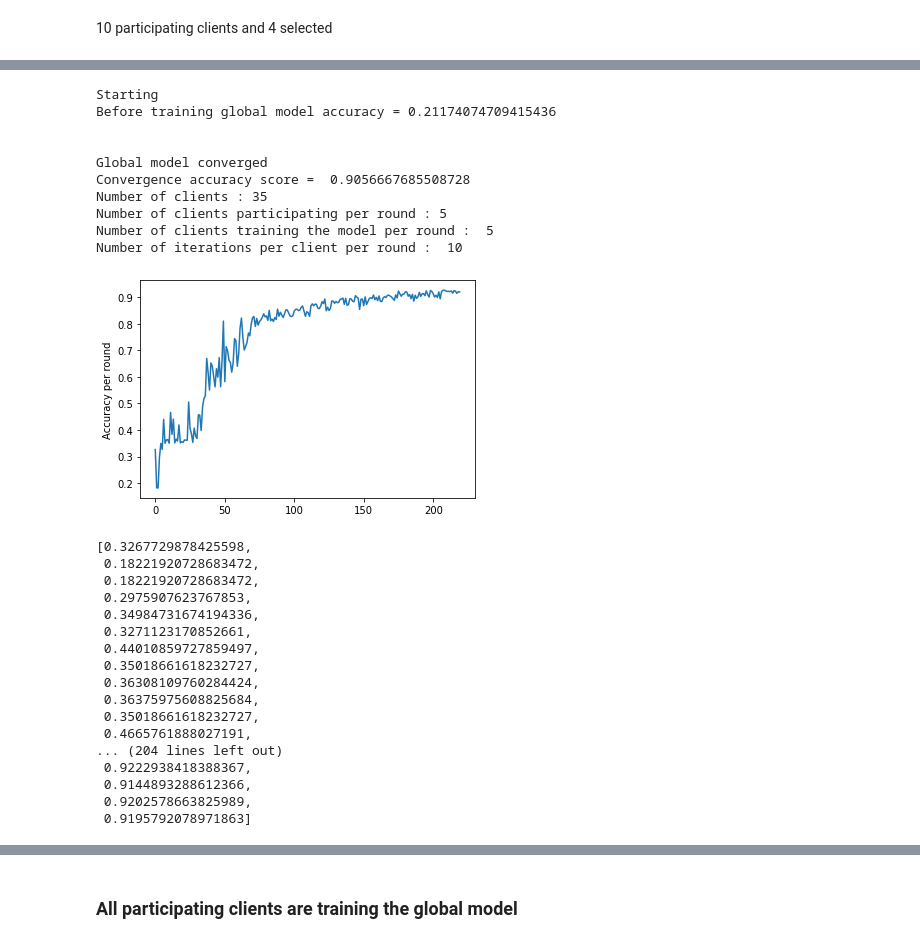
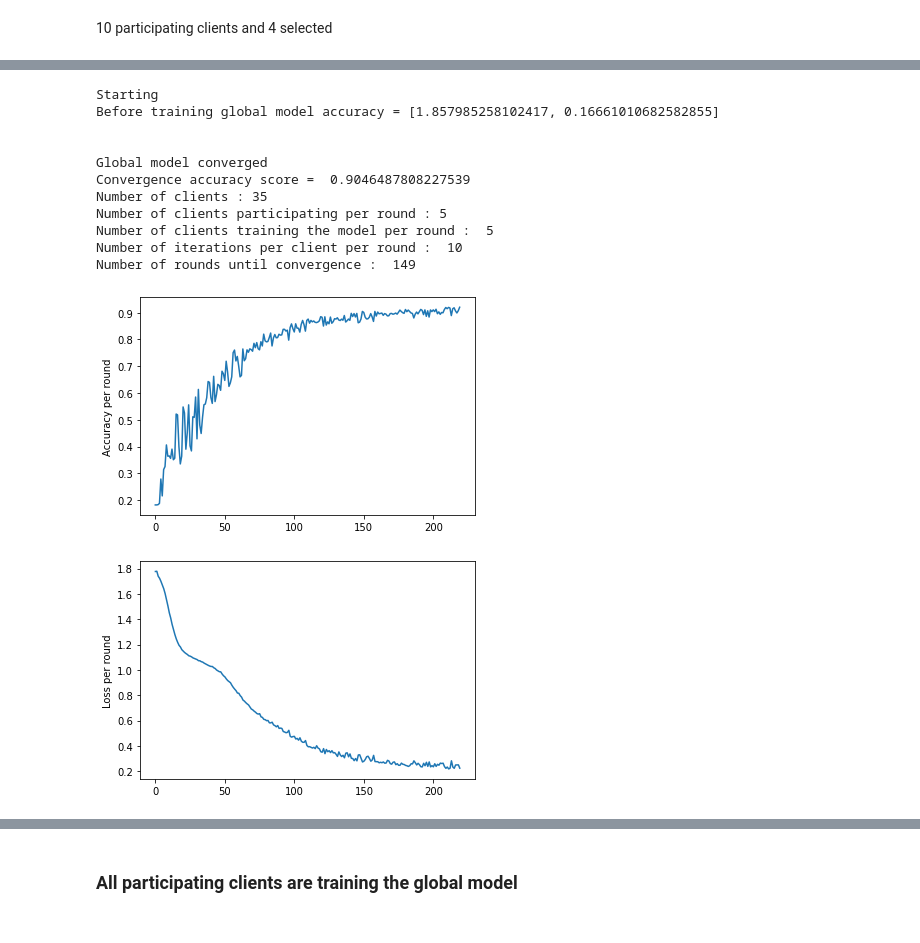
Before and after one commit to NRiccieri/HIAAC_Project_Group3, a Jupyter notebook: FL_proposta_algoritmo_compressao.ipynb, the cells around one changed output, grey strips where cells are left out. Saved outputs shown, nothing was run; the diff lists cells and outputs as text; code cells hidden in the pictures.

```diff
--- a/FL_proposta_algoritmo_compressao.ipynb
+++ b/FL_proposta_algoritmo_compressao.ipynb
@@ -113,19 +126,3 @@ def returnDatasetForClient(clientid, datasetObject):
   return {"x" : datasetObject[clientid]["x"] , "y" : datasetObject[clientid]["y"]}
 # %% [markdown]
 ## **Dataset distribution analysis**
-# %%
-import numpy as np
-from scipy.stats import kruskal
-
-clients_dataset = returnDatasetPerClientObject(x_train, y_train)
-
-clientIDs_list = [0, 1, 2, 3]
-client_y_list = []
-
-for client_id in clientIDs_list:
-  client_data = returnDatasetForClient(client_id, clients_dataset)
-  client_y_list.append(client_data["y"])
-
-
-kruksal_test = kruskal(client_y_list[0],client_y_list[1],client_y_list[2],client_y_list[3])
-print("Test statistic: Chi^2 = ", kruksal_test.statistic, ", p =", kruksal_test.pvalue)
@@ -151,7 +226,7 @@ def returnInitialGlobalModel():
 
   model = Sequential([
 
-      # reshape 28 row * 28 column data to 28*28 rows
+      # input layer
       Flatten(input_shape=(561,), name="inputlayer"),
 
       # dense layer 1
@@ -188,7 +263,7 @@ def evaluateGlobalModel(globalmodel, x, y):
 
   results = globalmodel.evaluate(x, y, verbose=0)
 
-  return results[1]
+  return results
 
 
 #function that uncompresses the gradient from the clients
@@ -262,9 +337,9 @@ def returnWorstLossesAmongChosenClients(classifierModel, chosenClients, datasetO
 
     client_id = chosenClients[j]
     client_dataset = returnDatasetForClient(client_id, datasetObject)
-    client_accuracy_score = evaluateGlobalModel(classifierModel, client_dataset["x"], client_dataset["y"])
+    client_evaluation_score = evaluateGlobalModel(classifierModel, client_dataset["x"], client_dataset["y"])
 
-    clients_accuracy_list.append({"clientID": client_id, "accuracy": client_accuracy_score})
+    clients_accuracy_list.append({"clientID": client_id, "accuracy": client_evaluation_score[1]})
 
     j+= 1
 
@@ -288,6 +363,7 @@ def runTraining(classifierModel, accuracyScoreTarget, clientsDatasetObject):
   i = 0
   accuracy_score = 0
   per_round_global_model_accuracy = []
+  per_round_global_model_loss = []
   convergence_reached_at_round = 0
 
   randomly_considered_clients_per_round_list = [] #saving the clients considered on each round to repeat the experiment
@@ -350,9 +426,11 @@ def runTraining(classifierModel, accuracyScoreTarget, clientsDatasetObject):
         addGradient(classifierModel, client_gradient["clientgradient"])
 
       #evaluating the global model on data contained in central server
-      globalAccuracy = evaluateGlobalModel(classifierModel, central_server_data_x, central_server_data_y_true)
+      globalModelEvaluation = evaluateGlobalModel(classifierModel, central_server_data_x, central_server_data_y_true)
 
+      globalAccuracy = globalModelEvaluation[1]
       per_round_global_model_accuracy.append(globalAccuracy)
+      per_round_global_model_loss.append(globalModelEvaluation[0])
 
       #print("Current global model accuracy score = ", globalAccuracy)
       #print()
@@ -370,14 +448,17 @@ def runTraining(classifierModel, accuracyScoreTarget, clientsDatasetObject):
   print("Number of clients participating per round :", num_clients_considered)
   print("Number of clients training the model per round : ", num_clients_selected)
   print("Number of iterations per client per round : ", num_iterations_per_round)
-  #print("Number of rounds until convergence : ", i)
+  print("Number of rounds until convergence : ", convergence_reached_at_round)
 
   plt.plot(per_round_global_model_accuracy)
   plt.ylabel('Accuracy per round')
   plt.show()
 
+  plt.plot(per_round_global_model_loss)
+  plt.ylabel('Loss per round')
+  plt.show()
 
-  return [classifierModel, per_round_global_model_accuracy, i, randomly_considered_clients_per_round_list]
+  return [classifierModel, per_round_global_model_accuracy, per_round_global_model_loss, convergence_reached_at_round, randomly_considered_clients_per_round_list]
 # %%
 
 #main code running on server side
@@ -802,49 +965,31 @@ plt.show()
 # %%
 #FL environment parameters
 percentage_clients_considered = .3    #percentage of clients randomly selected by central server
 percentage_clients_selected = .5    #percentage of clients selected among the clients considered
 
 num_clients_considered = 5 #int(num_clients*percentage_clients_considered)
 num_clients_selected = 5 #int(percentage_clients_selected*num_clients_considered)
 
 max_num_rounds = 220
 
 num_rounds_list = []
 
 #splitting the dataset between all clients
 clients_dataset = returnDatasetPerClientObject(x_train, y_train)
 
 initial_global_model = returnInitialGlobalModel()
-final_global_model, accuracy_history_poc_5_5, num_rounds, clients_considered_history_5_5 = runTraining(initial_global_model, accuracy_score_target , clients_dataset)
+final_global_model, accuracy_history_poc_5_5, loss_history_poc_5_5, num_rounds, clients_considered_history_5_5 = runTraining(initial_global_model, accuracy_score_target , clients_dataset)
 # %% [output]
 Starting
-Before training global model accuracy = 0.21174074709415436
+Before training global model accuracy = [1.857985258102417, 0.16661010682582855]
 
 
 Global model converged
-Convergence accuracy score =  0.9056667685508728
+Convergence accuracy score =  0.9046487808227539
 Number of clients : 35
 Number of clients participating per round : 5
 Number of clients training the model per round :  5
 Number of iterations per client per round :  10
+Number of rounds until convergence :  149
-[figure, old version]
+[figure, new version]
+[figure, added]
-# %%
-accuracy_history_poc_5_5
-# %% [output]
-[0.3267729878425598,
- 0.18221920728683472,
- 0.18221920728683472,
- 0.2975907623767853,
- 0.34984731674194336,
- 0.3271123170852661,
- 0.44010859727859497,
- 0.35018661618232727,
- 0.36308109760284424,
- 0.36375975608825684,
- 0.35018661618232727,
- 0.4665761888027191,
-... (204 lines left out)
- 0.9222938418388367,
- 0.9144893288612366,
- 0.9202578663825989,
- 0.9195792078971863]
```
Also changed, not shown: parts of 44 cells of this notebook.
